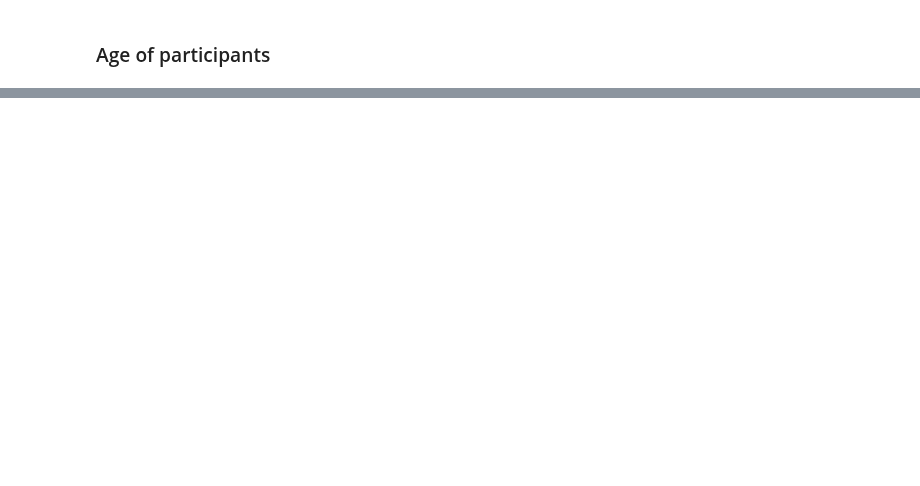
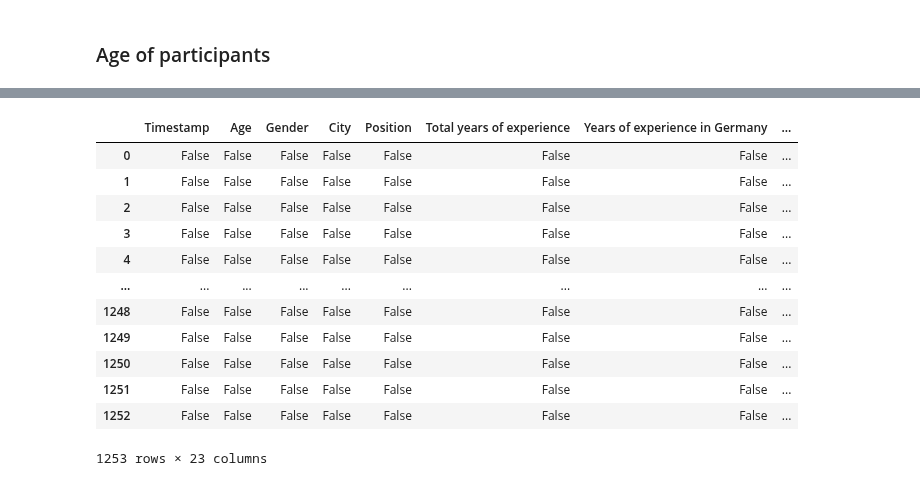
Before and after one commit to MatejMistik/upa-p2-data-analysis, a Jupyter notebook: main.ipynb, the cells around one changed output, grey strips where cells are left out. Saved outputs shown, nothing was run; the diff lists cells and outputs as text; code cells hidden in the pictures; blank space fills up the shorter version.

```diff
--- a/main.ipynb
+++ b/main.ipynb
@@ -126,0 +195,16 @@ Name: Age, dtype: float64
+# %%
+df.isin({'Age' : [21]})
+# %% [output]
+|  | Timestamp | Age | Gender | City | Position | Total years of experience | Years of experience in Germany | ... |
+| 0 | False | False | False | False | False | False | False | ... |
+| 1 | False | False | False | False | False | False | False | ... |
+| 2 | False | False | False | False | False | False | False | ... |
+| 3 | False | False | False | False | False | False | False | ... |
+| 4 | False | False | False | False | False | False | False | ... |
+| ... | ... | ... | ... | ... | ... | ... | ... | ... |
+| 1248 | False | False | False | False | False | False | False | ... |
+| 1249 | False | False | False | False | False | False | False | ... |
+| 1250 | False | False | False | False | False | False | False | ... |
+| 1251 | False | False | False | False | False | False | False | ... |
+| 1252 | False | False | False | False | False | False | False | ... |
+1253 rows × 23 columns
```
Also changed, not shown: parts of 19 cells of this notebook, 2 other files.
